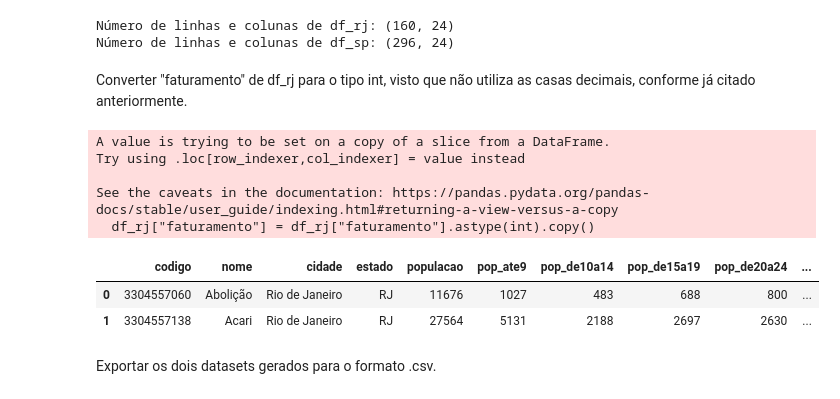
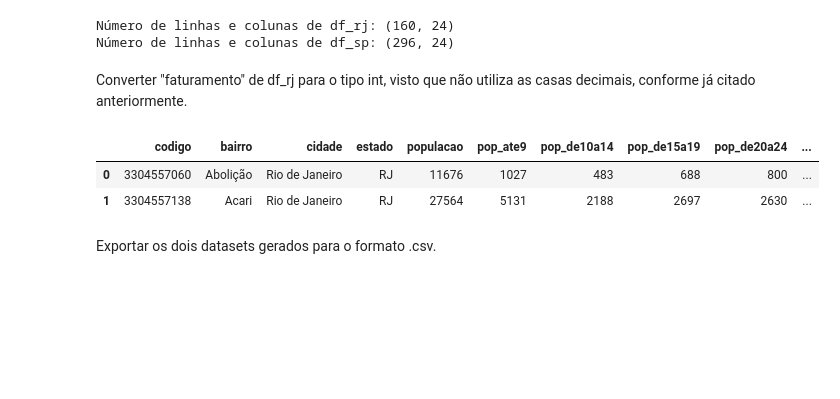
Before and after one commit to nortonvanz/Food-Business-Expansion, a Jupyter notebook: notebooks/ciclo1.ipynb, the cells around one changed output. Drawn from its saved outputs; the diff is of its cells as text; code cells hidden in the pictures; blank space fills up the shorter version.

Commit message:
copy warning fixed

```diff
--- a/notebooks/ciclo1.ipynb
+++ b/notebooks/ciclo1.ipynb
@@ -107,5 +103,5 @@ Index(['codigo', 'nome', 'cidade', 'estado', 'população', 'popAte9',
 # %%
-cols_old = ['codigo', 'nome', 'cidade', 'estado', 'populacao', 'popAte9',
+cols_old = ['codigo', 'bairro', 'cidade', 'estado', 'populacao', 'popAte9',
        'popDe10a14', 'popDe15a19', 'popDe20a24', 'popDe25a34', 'popDe35a49',
        'popDe50a59', 'popMaisDe60', 'domiciliosA1', 'domiciliosA2',
        'domiciliosB1', 'domiciliosB2', 'domiciliosC1', 'domiciliosC2',
@@ -265,8 +261,8 @@ Separação do dataset em duas pares, sendo:
 - df_sp: registros onde estado = SP, contendo valores nulos para as variáveis alvo.
     - Utilizados apenas na versão final do modelo de cada uma das 3 análises, se tratando dos registros dos bairros de SP.
 # %%
-df_rj = df_raw.loc[df_raw["estado"] == "RJ"]
-df_sp = df_raw.loc[df_raw["estado"] == "SP"]
+df_rj = df_raw.loc[df_raw["estado"] == "RJ"].copy()
+df_sp = df_raw.loc[df_raw["estado"] == "SP"].copy()
 
 print (f"Número de linhas e colunas de df_rj: {df_rj.shape}")
 print (f"Número de linhas e colunas de df_sp: {df_sp.shape}")
@@ -276,15 +272,10 @@ Número de linhas e colunas de df_sp: (296, 24)
 # %% [markdown]
 Converter "faturamento" de df_rj para o tipo int, visto que não utiliza as casas decimais, conforme já citado anteriormente.
 # %%
-df_rj["faturamento"] = df_rj["faturamento"].astype(int).copy()
+df_rj["faturamento"] = df_rj["faturamento"].astype(int)
 df_rj.head(2)
 # %% [output]
-A value is trying to be set on a copy of a slice from a DataFrame.
-Try using .loc[row_indexer,col_indexer] = value instead
-
-See the caveats in the documentation: https://pandas.pydata.org/pandas-docs/stable/user_guide/indexing.html#returning-a-view-versus-a-copy
-  df_rj["faturamento"] = df_rj["faturamento"].astype(int).copy()
-|  | codigo | nome | cidade | estado | populacao | pop_ate9 | pop_de10a14 | pop_de15a19 | pop_de20a24 | ... |
+|  | codigo | bairro | cidade | estado | populacao | pop_ate9 | pop_de10a14 | pop_de15a19 | pop_de20a24 | ... |
 | 0 | 3304557060 | Abolição | Rio de Janeiro | RJ | 11676 | 1027 | 483 | 688 | 800 | ... |
 | 1 | 3304557138 | Acari | Rio de Janeiro | RJ | 27564 | 5131 | 2188 | 2697 | 2630 | ... |
 # %% [markdown]
```
Also changed, not shown: parts of 24 cells of this notebook.
